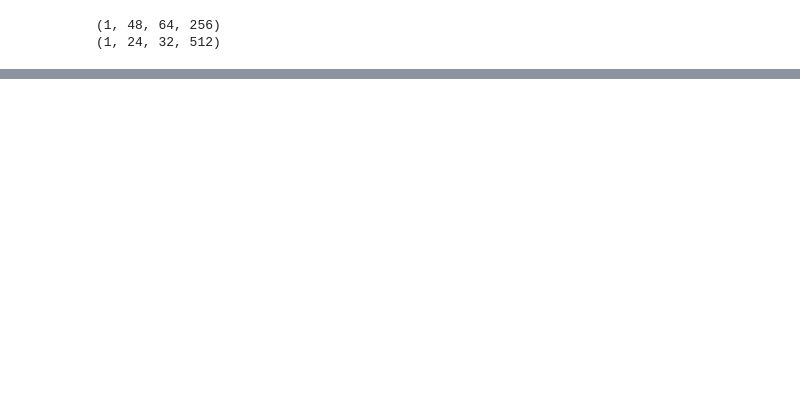
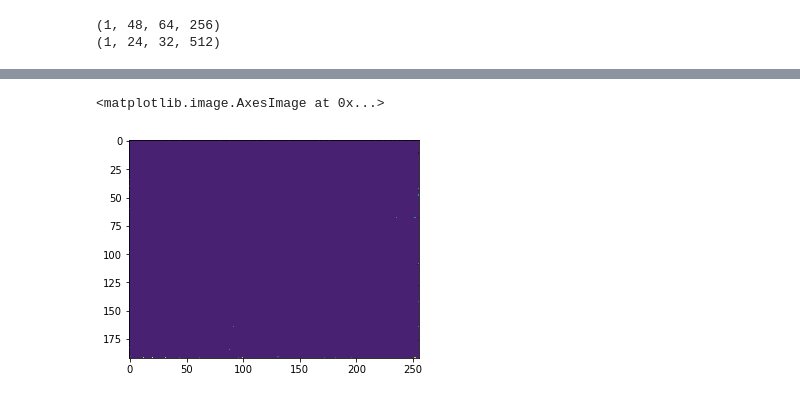
Before and after one commit to ThomasOerkild/DeepLearningProject, a Jupyter notebook: src/Encoding.ipynb, the cells around one changed output, grey strips where cells are left out. Drawn from its saved outputs; the diff is of its cells as text; code cells hidden in the pictures; blank space fills up the shorter version.

Commit message:
Training on one Image with imgShow

```diff
--- a/src/Encoding.ipynb
+++ b/src/Encoding.ipynb
@@ -148,6 +148,10 @@ correctPred = tf.equal(tf.argmax(out,-1), tf.argmax(labels_im,-1))
 print("correctPred: {0}".format(correctPred.shape))
 accuracy = tf.reduce_mean(tf.cast(correctPred, tf.float32))
 print("acurracy: {0}".format(accuracy.shape))
+
+reverseOneHot = tf.argmax(out,-1)
+reverseOneHot = tf.reshape(reverseOneHot,(reverseOneHot.shape[1].value,reverseOneHot.shape[2].value))
+print("reverseOneHot: {0}".format(reverseOneHot.shape))
 # %% [output]
 max_pooling_5: (1, 6, 8, 512)
 input_shape: (1, 6, 8, 512), ind: (1, 6, 8, 512)
@@ -243,0 +248,7 @@ Accuracy: 0.627767
+# %%
+roh = sess.run(reverseOneHot,feed_dict={images: image,labels_im: label_image})
+
+plt.imshow(roh)
+# %% [output]
+<matplotlib.image.AxesImage at 0x...>
+[figure, added]
```
Also changed, not shown: parts of 5 cells of this notebook.
